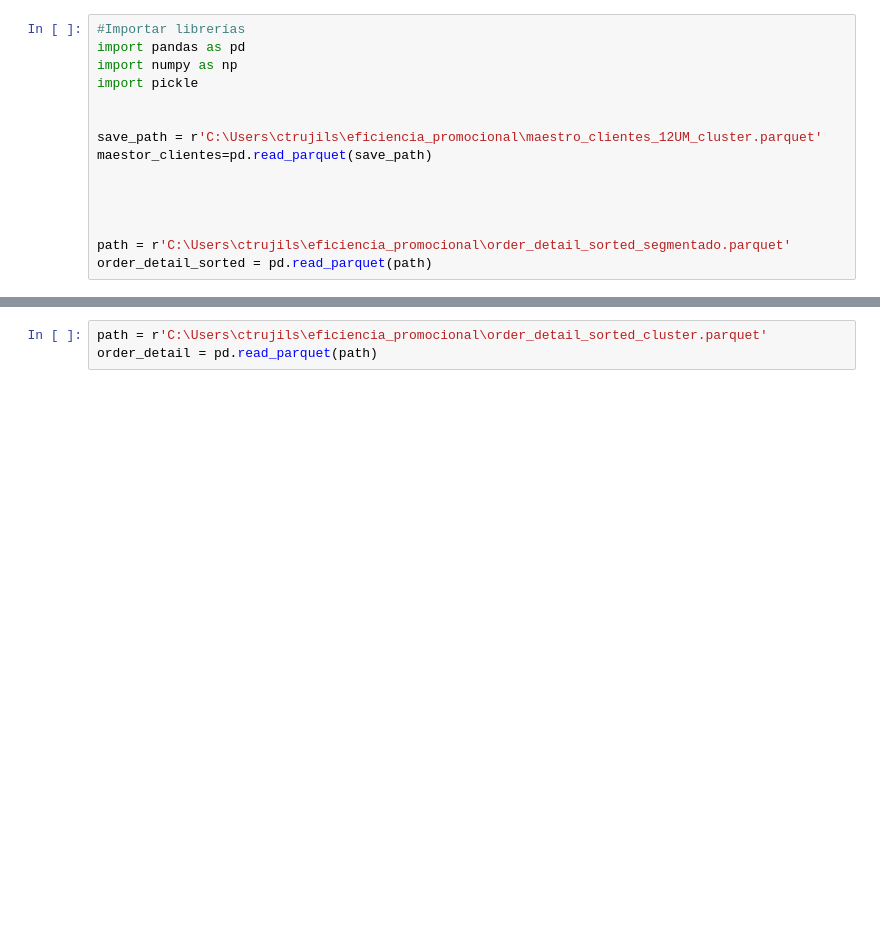
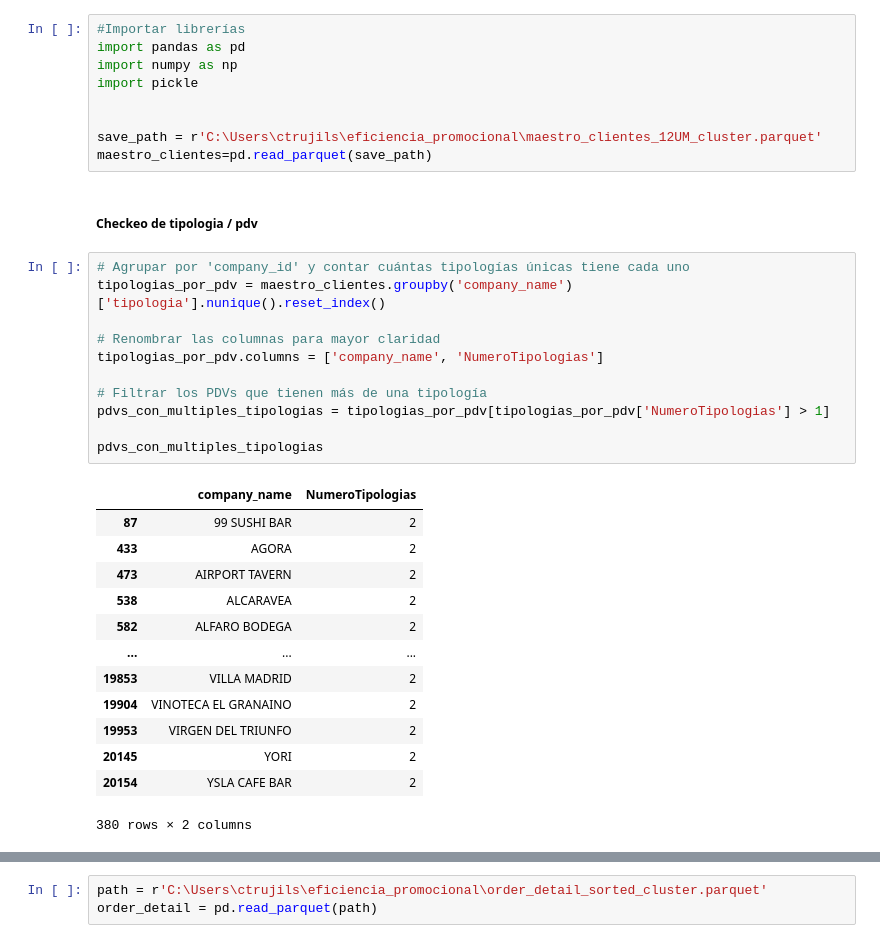
Before and after one commit to MahouECommerce/ml-eficiencia-comercial, a Jupyter notebook: 03_360_pdv.ipynb, the cells around one changed output, grey strips where cells are left out. Cells and saved outputs as stored; diff of their text form; blank space fills up the shorter version.

Commit message:
update: agregada comprobación de tipologia/pdv

```diff
--- a/03_360_pdv.ipynb
+++ b/03_360_pdv.ipynb
@@ -6,10 +6,31 @@ import pickle
 
 
 save_path = r'C:\Users\ctrujils\eficiencia_promocional\maestro_clientes_12UM_cluster.parquet'
-maestor_clientes=pd.read_parquet(save_path)
-
-
-
-
-path = r'C:\Users\ctrujils\eficiencia_promocional\order_detail_sorted_segmentado.parquet'
-order_detail_sorted = pd.read_parquet(path)
+maestro_clientes=pd.read_parquet(save_path)
+# %% [markdown]
+##### Checkeo de tipologia / pdv
+# %%
+# Agrupar por 'company_id' y contar cuántas tipologías únicas tiene cada uno
+tipologias_por_pdv = maestro_clientes.groupby('company_name')['tipologia'].nunique().reset_index()
+
+# Renombrar las columnas para mayor claridad
+tipologias_por_pdv.columns = ['company_name', 'NumeroTipologias']
+
+# Filtrar los PDVs que tienen más de una tipología
+pdvs_con_multiples_tipologias = tipologias_por_pdv[tipologias_por_pdv['NumeroTipologias'] > 1]
+
+pdvs_con_multiples_tipologias
+# %% [output]
+|  | company_name | NumeroTipologias |
+| 87 | 99 SUSHI BAR | 2 |
+| 433 | AGORA | 2 |
+| 473 | AIRPORT TAVERN | 2 |
+| 538 | ALCARAVEA | 2 |
+| 582 | ALFARO BODEGA | 2 |
+| ... | ... | ... |
+| 19853 | VILLA MADRID | 2 |
+| 19904 | VINOTECA EL GRANAINO | 2 |
+| 19953 | VIRGEN DEL TRIUNFO | 2 |
+| 20145 | YORI | 2 |
+| 20154 | YSLA CAFE BAR | 2 |
+380 rows × 2 columns
```
Also changed, not shown: parts of 1 cell of this notebook.
